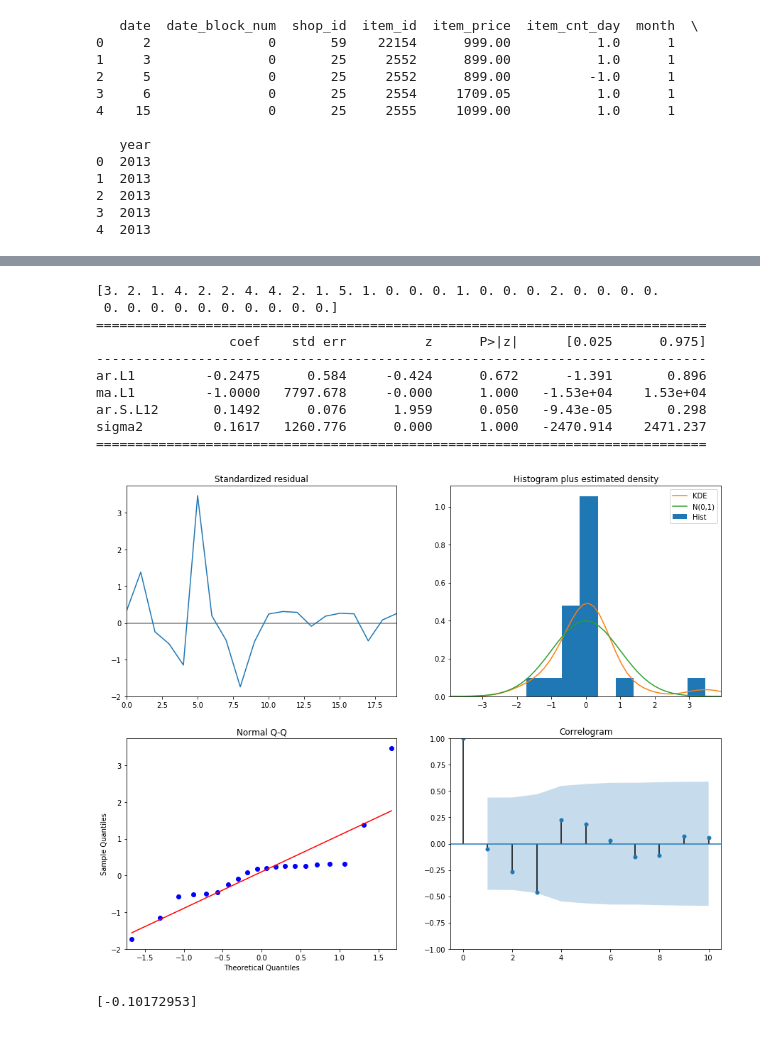
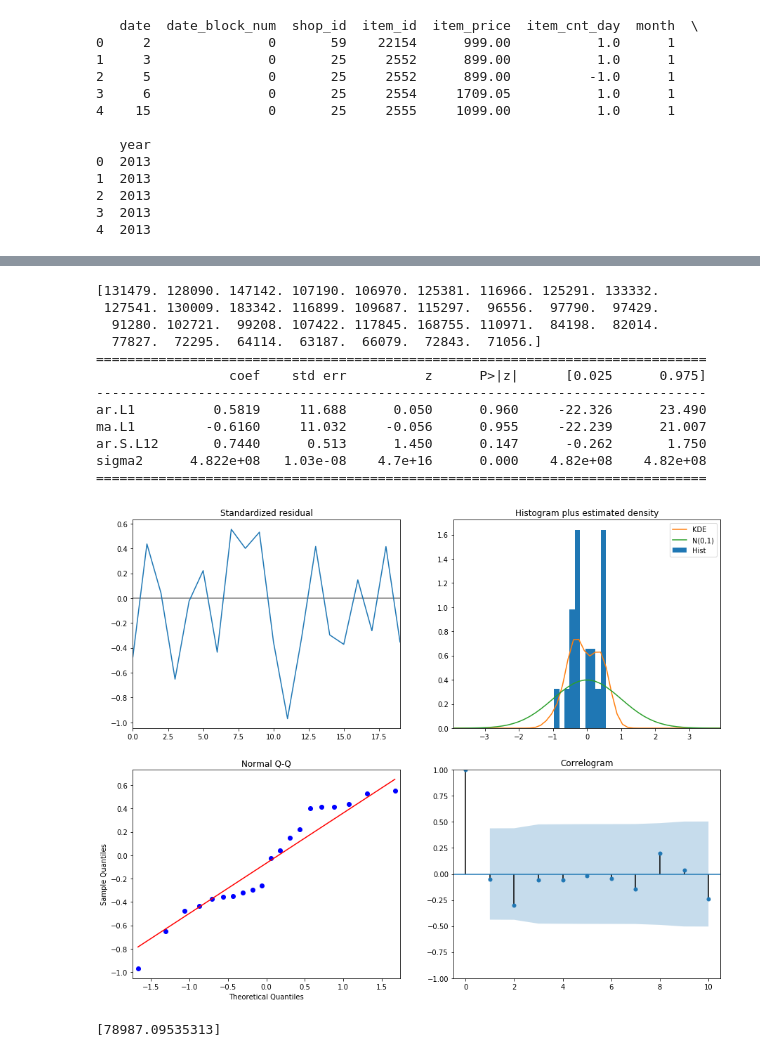
Before and after one commit to PaulGuo5/Predict-Future-Sales, a Jupyter notebook: arima.ipynb, the cells around one changed output, grey strips where cells are left out. Drawn from its saved outputs; the diff is of its cells as text; code cells hidden in the pictures.

Commit message:
xgboost: add os.environ['KMP_DUPLICATE_LIB_OK']='True' arima: add get_monthlysales_allitems

```diff
--- a/arima.ipynb
+++ b/arima.ipynb
@@ -74,6 +74,17 @@ def get_monthlysales_by_itemid(data, itemid):
     result = new_data.fillna(0)
     return result
 
+def get_monthlysales_allitems(data):
+    monthlysales_group = data.groupby(["date_block_num"])
+    monthlysales = (monthlysales_group[["item_cnt_day"]].sum().reset_index())
+    monthlysales = monthlysales.rename(columns={ "item_cnt_day": "item_cnt_month" })
+    #fill date_block_num
+    listdata = [i for i in range(34)]
+    #new_data = pd.DataFrame(columns = ["date_block_num", "item_cnt_month"])
+    new_data = pd.DataFrame(listdata, columns=['date_block_num'])
+    new_data = pd.merge(new_data, monthlysales, how='outer')
+    result = new_data.fillna(0)
+    return result
 
 data = train
 c = Counter(data["item_id"])
@@ -81,6 +92,9 @@ c = Counter(data["item_id"])
 monthlysales = get_monthlysales_by_itemid(data, 5527)
 
 print(monthlysales)
+
+monthlysales_allitems = get_monthlysales_allitems(data)
+monthlysales_allitems
 # %% [output]
     date_block_num  item_cnt_month
 0                0             3.0
@@ -127,39 +158,42 @@ def arima_predict(data):
                                     seasonal_order=(1, 0, 0, 12),
                                     max_lag=4,
                                     enforce_stationarity=False,
                                     enforce_invertibility=False)
     results = mod.fit()
     print(results.summary().tables[1])
     results.plot_diagnostics(figsize=(15, 12))
     plt.show()
 
     pred = results.get_prediction(10, dynamic=False)
     pred_ci = pred.conf_int()
     #print(pred_ci.shape)
     print((results.forecast(1)))
     return
 
 dta=[10930,10318,10595,10972,7706,6756,9092,10551,9722,10913,11151,8186,6422,
 6337,11649,11652,10310,12043,7937,6476,9662,9570,9981,9331,9449,6773,6304,9355,
 10477,10148,10395,11261,8713,7299,10424,10795,11069,11602,11427,9095,7707,10767,
 12136,12812,12006,12528,10329,7818,11719,11683,12603,11495,13670,11337,10232,
 13261,13230,15535,16837,19598,14823,11622,19391,18177,19994,14723,15694,13248,
 9543,12872,13101,15053,12619,13749,10228,9725,14729,12518,14564,15085,14722,
 11999,9390,13481,14795,15845,15271,14686,11054,10395]
 
 #arima_predict(dta)
 
-arima_predict(monthlysales)
+#arima_predict(monthlysales)
+arima_predict(monthlysales_allitems)
 # %% [output]
-[3. 2. 1. 4. 2. 2. 4. 4. 2. 1. 5. 1. 0. 0. 0. 1. 0. 0. 0. 2. 0. 0. 0. 0.
- 0. 0. 0. 0. 0. 0. 0. 0. 0. 0.]
+[131479. 128090. 147142. 107190. 106970. 125381. 116966. 125291. 133332.
+ 127541. 130009. 183342. 116899. 109687. 115297.  96556.  97790.  97429.
+  91280. 102721.  99208. 107422. 117845. 168755. 110971.  84198.  82014.
+  77827.  72295.  64114.  63187.  66079.  72843.  71056.]
 ==============================================================================
                  coef    std err          z      P>|z|      [0.025      0.975]
 ------------------------------------------------------------------------------
-ar.L1         -0.2475      0.584     -0.424      0.672      -1.391       0.896
-ma.L1         -1.0000   7797.678     -0.000      1.000   -1.53e+04    1.53e+04
-ar.S.L12       0.1492      0.076      1.959      0.050   -9.43e-05       0.298
-sigma2         0.1617   1260.776      0.000      1.000   -2470.914    2471.237
+ar.L1          0.5819     11.688      0.050      0.960     -22.326      23.490
+ma.L1         -0.6160     11.032     -0.056      0.955     -22.239      21.007
+ar.S.L12       0.7440      0.513      1.450      0.147      -0.262       1.750
+sigma2      4.822e+08   1.03e-08    4.7e+16      0.000    4.82e+08    4.82e+08
 ==============================================================================
-[figure, old version]
+[figure, new version]
-[-0.10172953]
+[78987.09535313]
```
Also changed, not shown: parts of 1 cell of this notebook, 2 other files.
